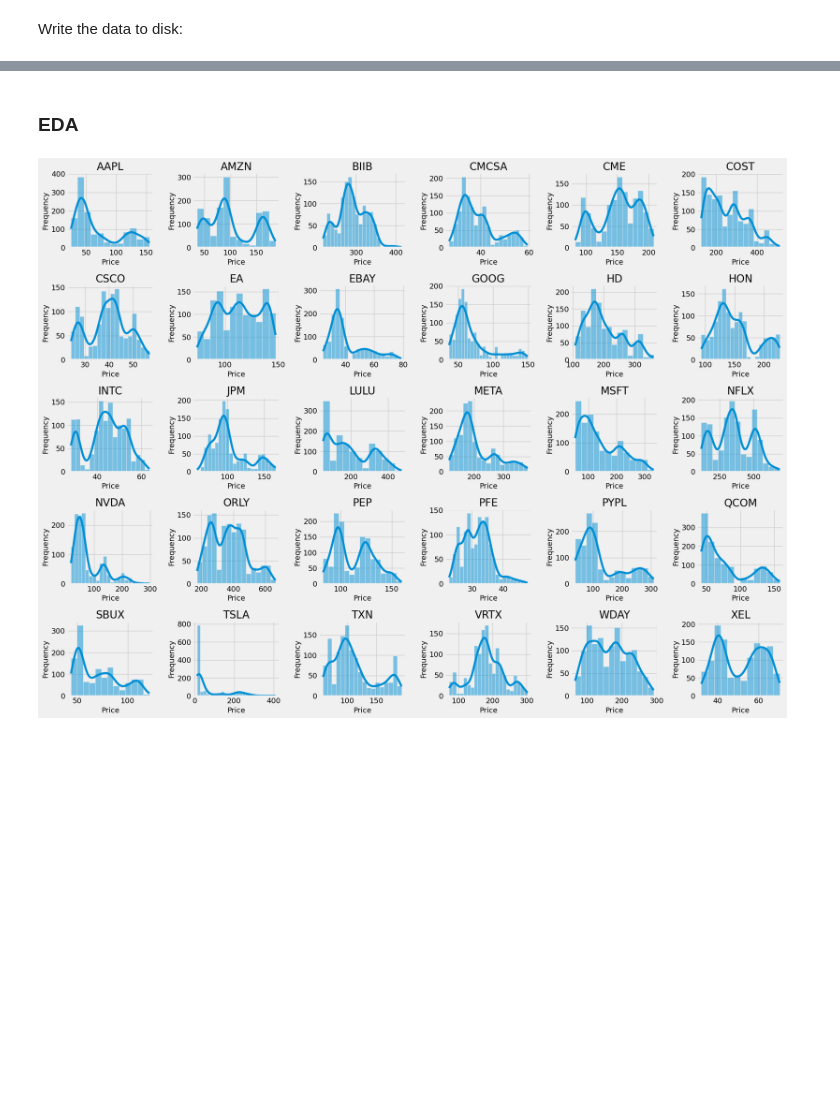
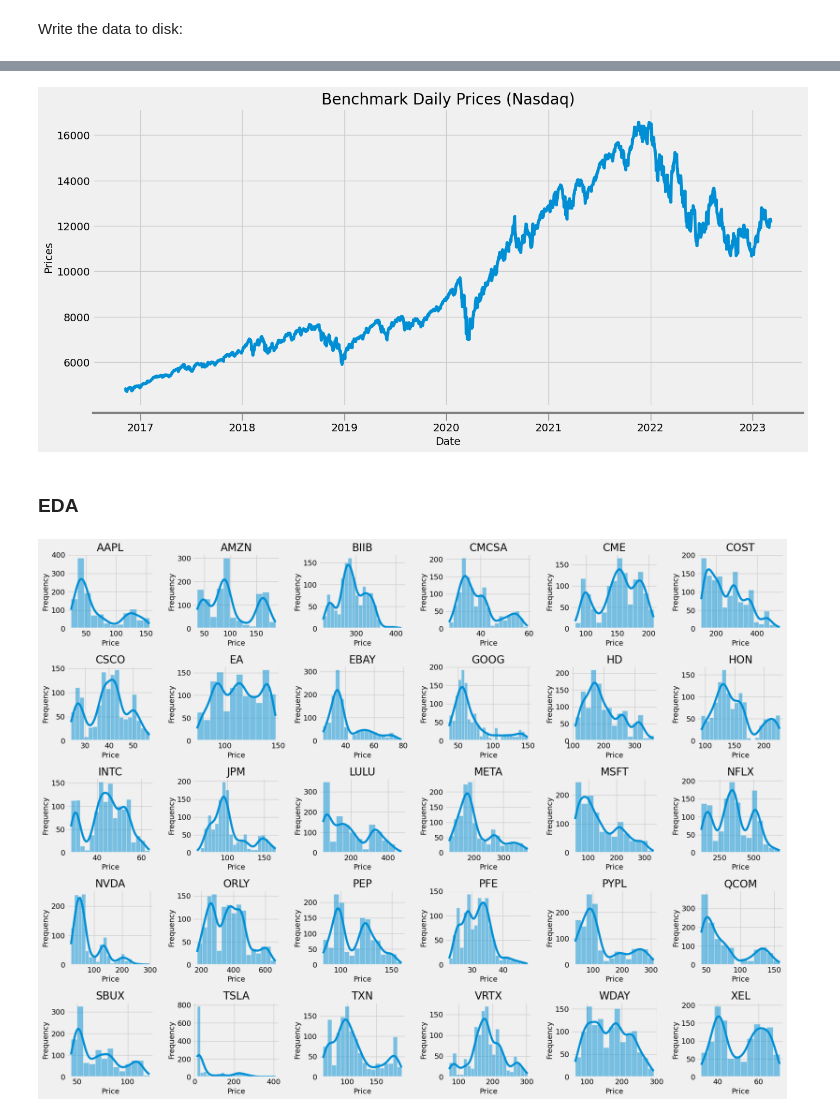
Before and after one commit to ezkang/optimization-23, a Jupyter notebook: src/data_ingestion.ipynb, the cells around one changed output, grey strips where cells are left out. Drawn from its saved outputs; the diff is of its cells as text; code cells hidden in the pictures; blank space fills up the shorter version.

```diff
--- a/src/data_ingestion.ipynb
+++ b/src/data_ingestion.ipynb
@@ -252,2 +273,19 @@ assert (sp_500.index.min() == in_sample_data.index.min()) and (sp_500.index.max(
+# %%
+fig, ax = plt.subplots(figsize=(15, 8))
+nasdaq.plot(ax=ax)
+
+# Shape the bottom part of the plot
+ax.spines['bottom'].set_position(('outward', 10))
+ax.spines['bottom'].set_color('gray')
+ax.tick_params(axis='x', direction='out', length=10, width=1, color='gray')
+
+plt.title('Benchmark Daily Prices (Nasdaq)')
+plt.xlabel('Date')
+plt.ylabel('Prices')
+
+plt.savefig('../plots/benchmark_prices.png', dpi=300, bbox_inches='tight')
+plt.show();
+# %% [output]
+[figure, added]
 # %%
 # Write to disk
```
Also changed, not shown: parts of 11 cells of this notebook, 1 other file.
